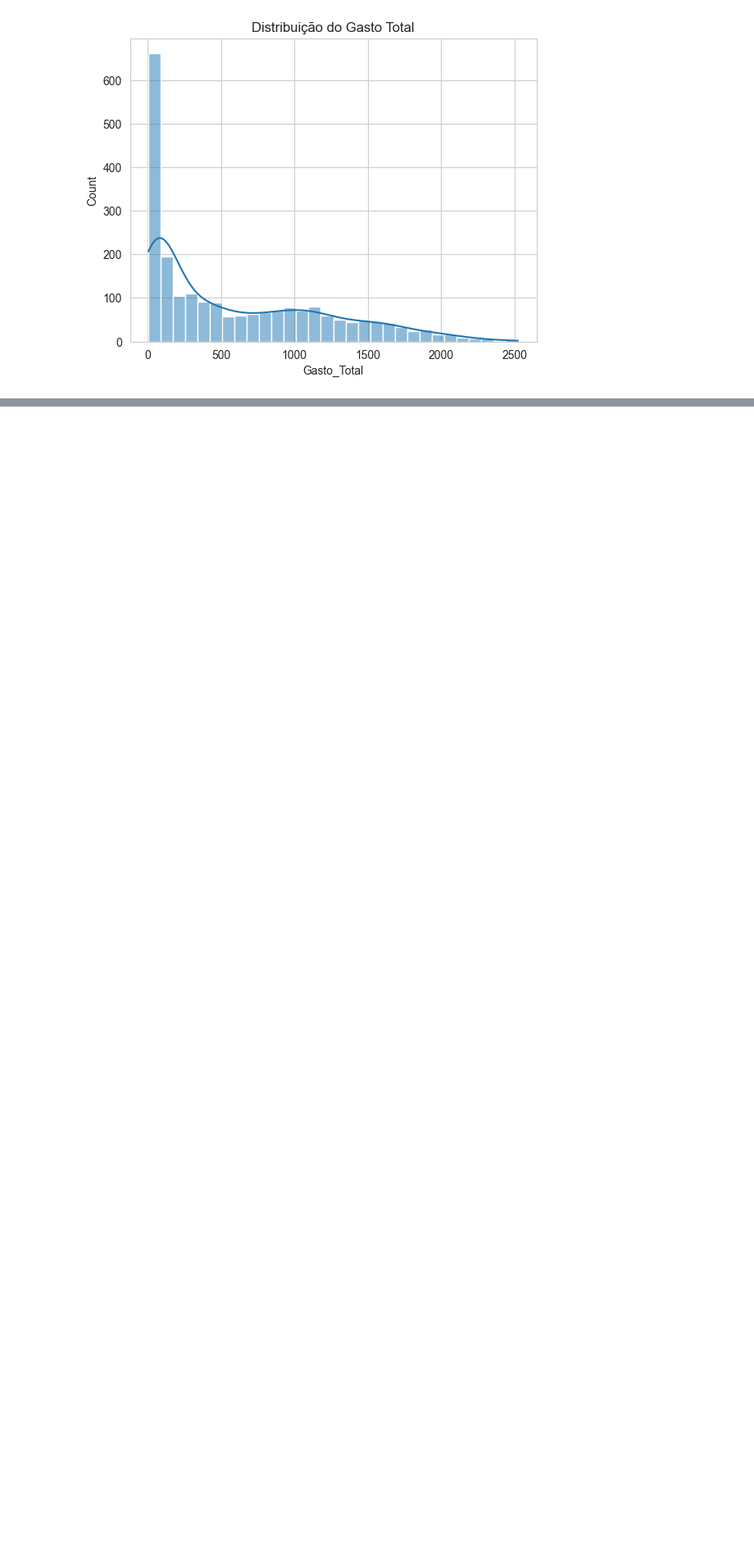
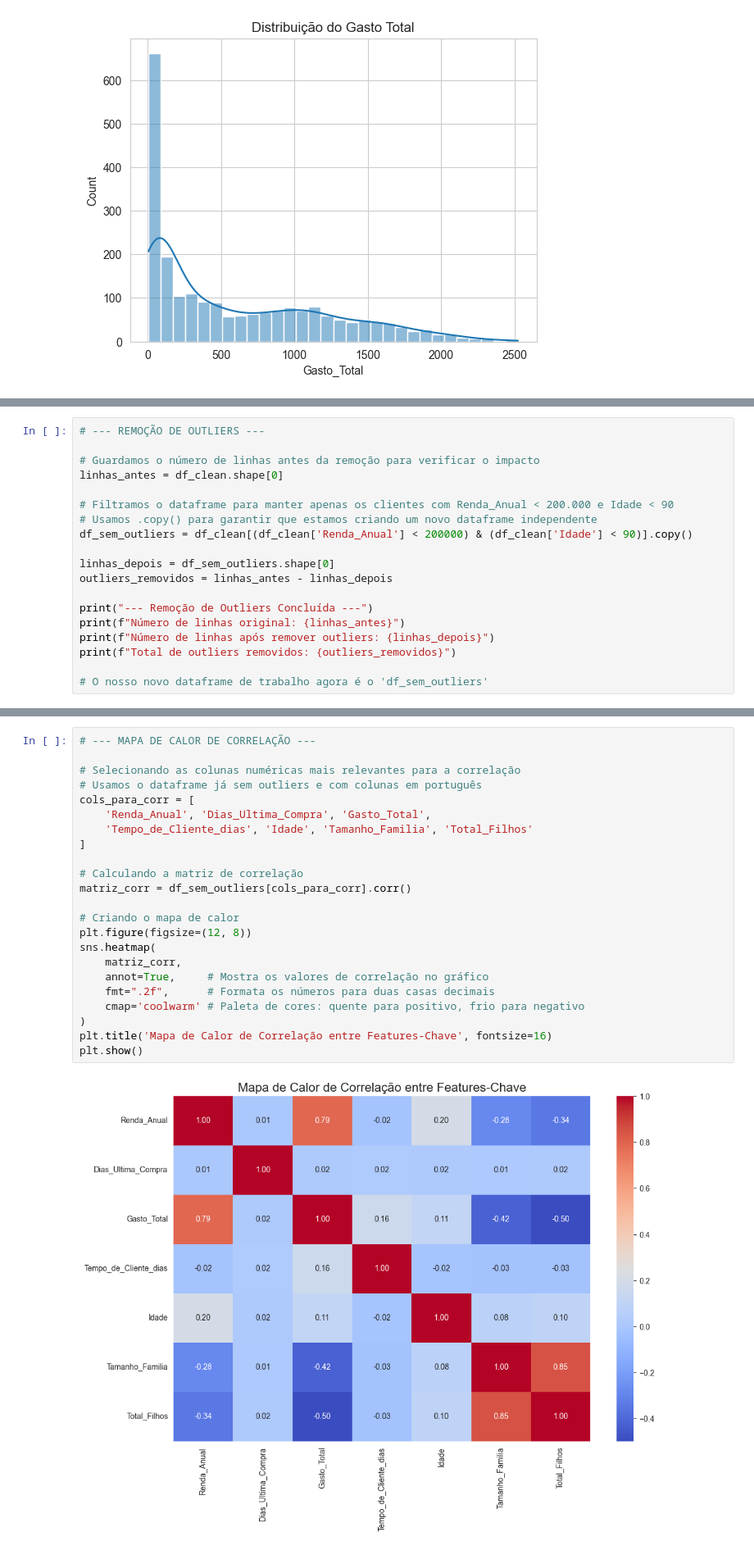
Before and after one commit to juniors719/customer_personality_clustering, a Jupyter notebook: customer_segmentation.ipynb, the cells around one changed output, grey strips where cells are left out. Shown at 82% size. Saved outputs shown, nothing was run; the diff lists cells and outputs as text; blank space fills up the shorter version.

```diff
--- a/customer_segmentation.ipynb
+++ b/customer_segmentation.ipynb
@@ -385,0 +468,19 @@ plt.show()
+# %%
+# --- REMOÇÃO DE OUTLIERS ---
+
+# Guardamos o número de linhas antes da remoção para verificar o impacto
+linhas_antes = df_clean.shape[0]
+
+# Filtramos o dataframe para manter apenas os clientes com Renda_Anual < 200.000 e Idade < 90
+# Usamos .copy() para garantir que estamos criando um novo dataframe independente
+df_sem_outliers = df_clean[(df_clean['Renda_Anual'] < 200000) & (df_clean['Idade'] < 90)].copy()
+
+linhas_depois = df_sem_outliers.shape[0]
+outliers_removidos = linhas_antes - linhas_depois
+
+print("--- Remoção de Outliers Concluída ---")
+print(f"Número de linhas original: {linhas_antes}")
+print(f"Número de linhas após remover outliers: {linhas_depois}")
+print(f"Total de outliers removidos: {outliers_removidos}")
+
+# O nosso novo dataframe de trabalho agora é o 'df_sem_outliers'
@@ -385,0 +505,25 @@ plt.show()
+# %%
+# --- MAPA DE CALOR DE CORRELAÇÃO ---
+
+# Selecionando as colunas numéricas mais relevantes para a correlação
+# Usamos o dataframe já sem outliers e com colunas em português
+cols_para_corr = [
+    'Renda_Anual', 'Dias_Ultima_Compra', 'Gasto_Total',
+    'Tempo_de_Cliente_dias', 'Idade', 'Tamanho_Familia', 'Total_Filhos'
+]
+
+# Calculando a matriz de correlação
+matriz_corr = df_sem_outliers[cols_para_corr].corr()
+
+# Criando o mapa de calor
+plt.figure(figsize=(12, 8))
+sns.heatmap(
+    matriz_corr,
+    annot=True,     # Mostra os valores de correlação no gráfico
+    fmt=".2f",      # Formata os números para duas casas decimais
+    cmap='coolwarm' # Paleta de cores: quente para positivo, frio para negativo
+)
+plt.title('Mapa de Calor de Correlação entre Features-Chave', fontsize=16)
+plt.show()
+# %% [output]
+[figure, added]
```
Also changed, not shown: parts of 12 cells of this notebook.
